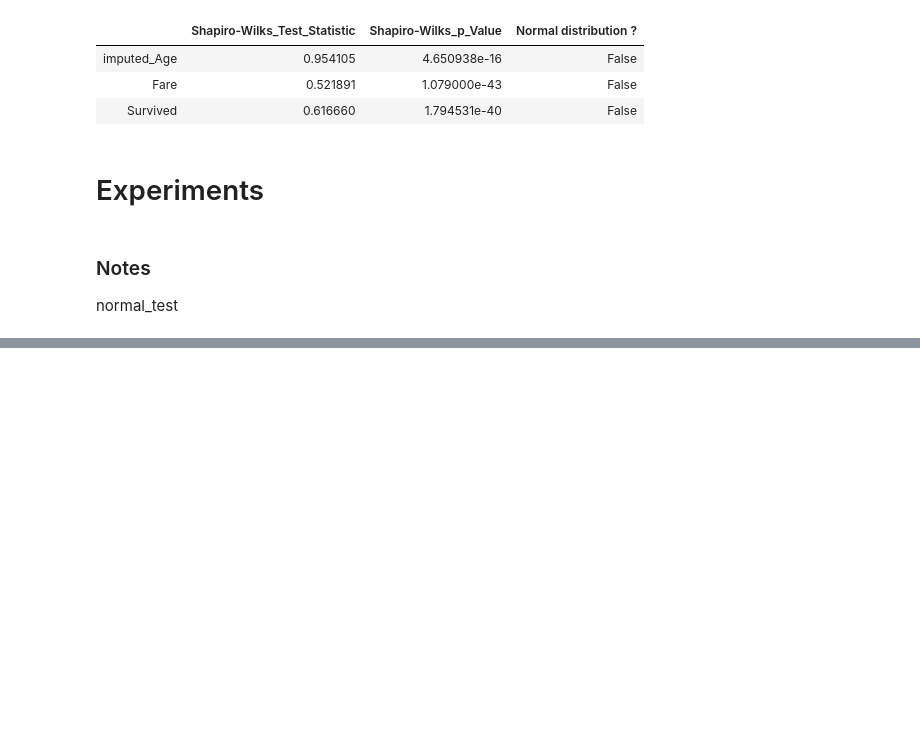
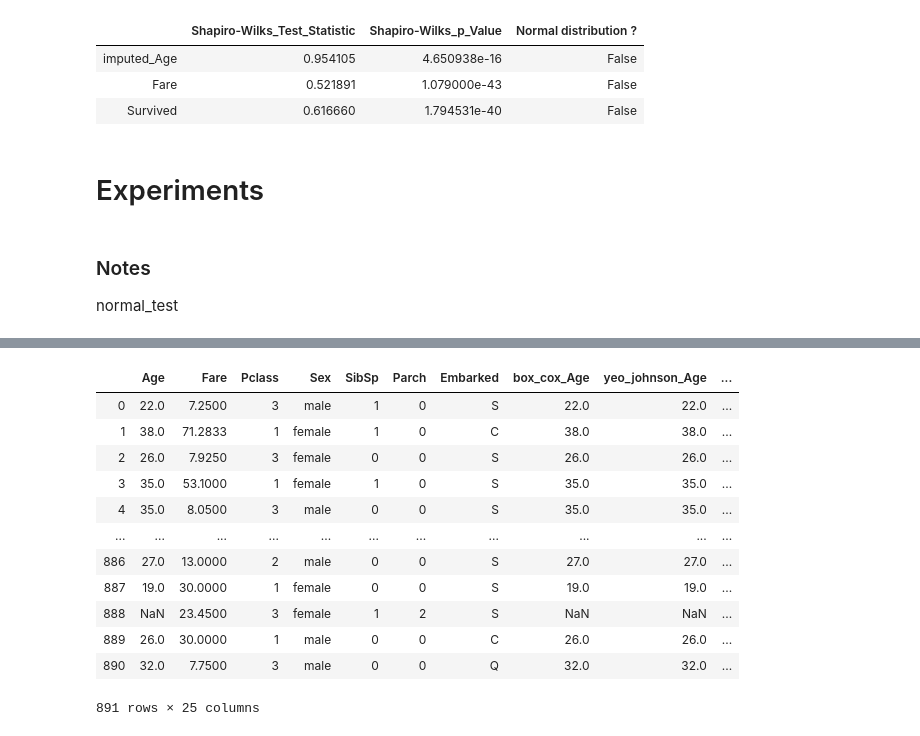
Before and after one commit to crawftv/crawto, a Jupyter notebook: CrawtoML.ipynb, the cells around one changed output, grey strips where cells are left out. Drawn from its saved outputs; the diff is of its cells as text; code cells hidden in the pictures; blank space fills up the shorter version.

```diff
--- a/CrawtoML.ipynb
+++ b/CrawtoML.ipynb
@@ -7,6 +7,3 @@
 from CrawtoML import CrawtoML
 import pandas
 df = pandas.read_csv("train.csv")
-# %%
-l = list(df.columns)
-l.remove("Survived")
@@ -101,0 +270,6 @@ normal_test
+# %%
+test = CrawtoML(
+    data=df,
+    target="Survived",
+    problem='classification'
+)
@@ -101,0 +307,16 @@ normal_test
+# %%
+test.transformed_data
+# %% [output]
+|  | Age | Fare | Pclass | Sex | SibSp | Parch | Embarked | box_cox_Age | yeo_johnson_Age | ... |
+| 0 | 22.0 | 7.2500 | 3 | male | 1 | 0 | S | 22.0 | 22.0 | ... |
+| 1 | 38.0 | 71.2833 | 1 | female | 1 | 0 | C | 38.0 | 38.0 | ... |
+| 2 | 26.0 | 7.9250 | 3 | female | 0 | 0 | S | 26.0 | 26.0 | ... |
+| 3 | 35.0 | 53.1000 | 1 | female | 1 | 0 | S | 35.0 | 35.0 | ... |
+| 4 | 35.0 | 8.0500 | 3 | male | 0 | 0 | S | 35.0 | 35.0 | ... |
+| ... | ... | ... | ... | ... | ... | ... | ... | ... | ... | ... |
+| 886 | 27.0 | 13.0000 | 2 | male | 0 | 0 | S | 27.0 | 27.0 | ... |
+| 887 | 19.0 | 30.0000 | 1 | female | 0 | 0 | S | 19.0 | 19.0 | ... |
+| 888 | NaN | 23.4500 | 3 | female | 1 | 2 | S | NaN | NaN | ... |
+| 889 | 26.0 | 30.0000 | 1 | male | 0 | 0 | C | 26.0 | 26.0 | ... |
+| 890 | 32.0 | 7.7500 | 3 | male | 0 | 0 | Q | 32.0 | 32.0 | ... |
+891 rows × 25 columns
```
Also changed, not shown: parts of 13 cells of this notebook, 3 other files.
